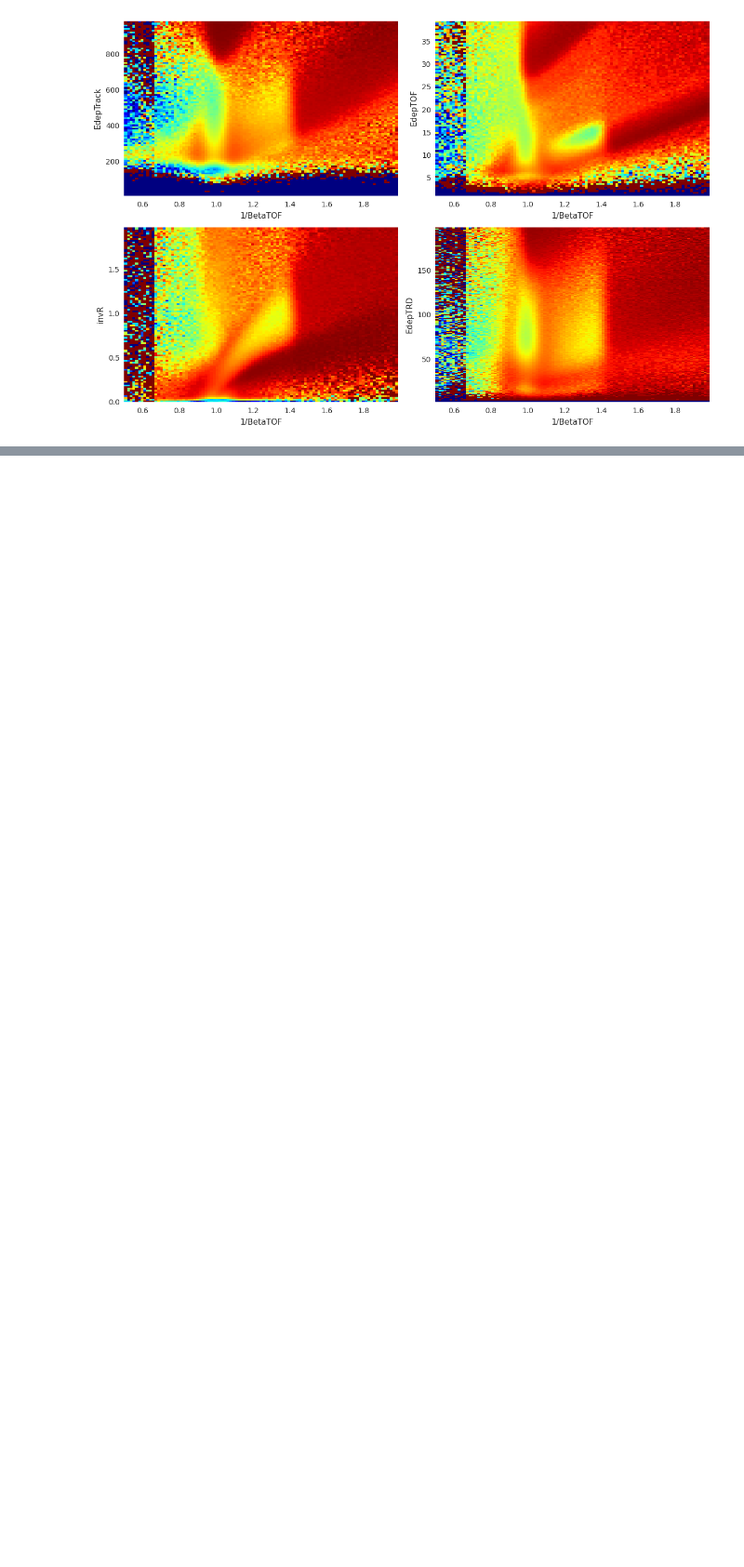
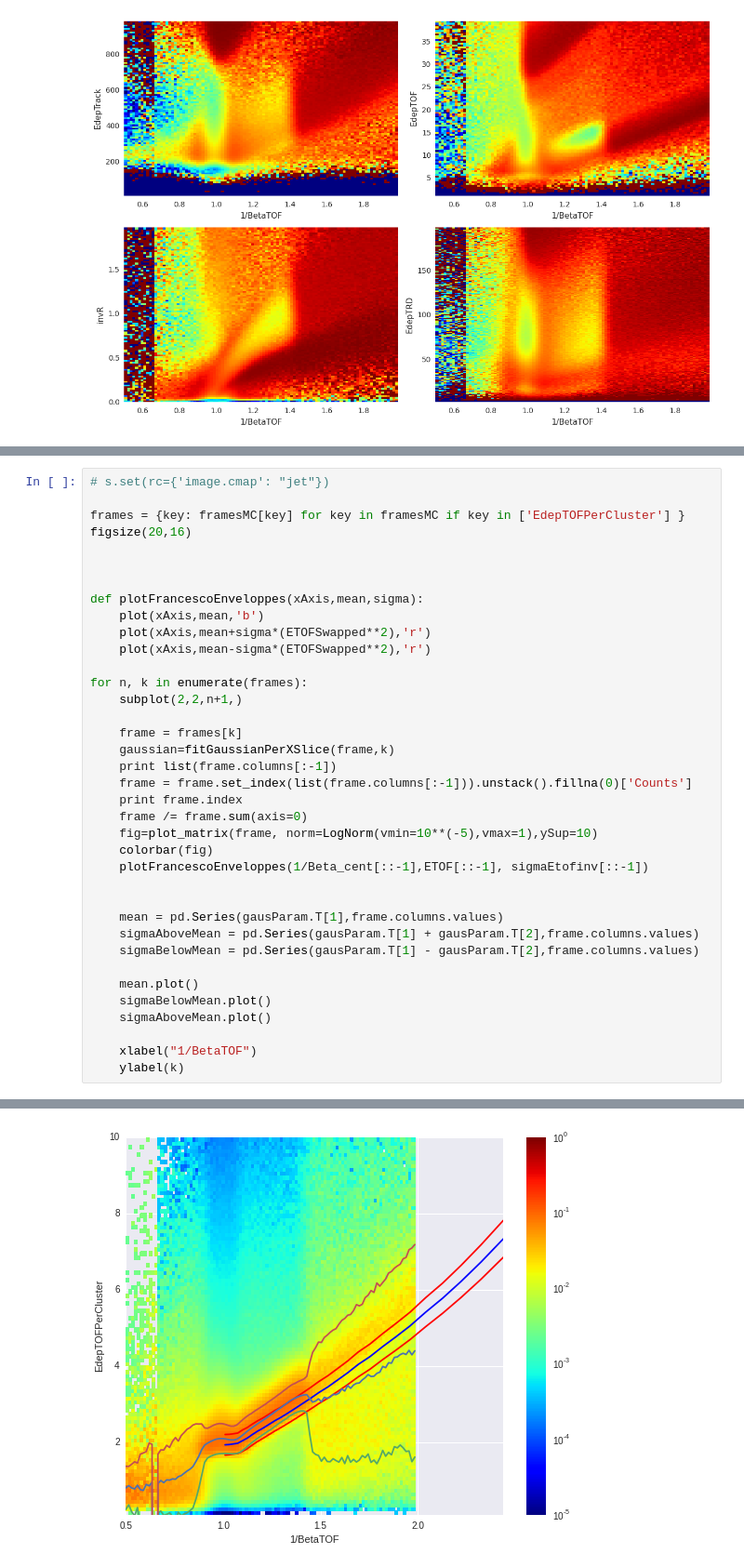
Before and after one commit to KKostya/AMSDeutons, a Jupyter notebook: doc/Notebooks/3DVariables/Resolutions_3D.ipynb, the cells around one changed output, grey strips where cells are left out. Shown at 93% size. Saved outputs shown, nothing was run; the diff lists cells and outputs as text; blank space fills up the shorter version.

Commit message:
fitting edep

```diff
--- a/doc/Notebooks/3DVariables/Resolutions_3D.ipynb
+++ b/doc/Notebooks/3DVariables/Resolutions_3D.ipynb
@@ -227,0 +252,38 @@ framesMC
+# %%
+# s.set(rc={'image.cmap': "jet"})
+
+frames = {key: framesMC[key] for key in framesMC if key in ['EdepTOFPerCluster'] }
+figsize(20,16)
+
+
+
+def plotFrancescoEnveloppes(xAxis,mean,sigma):
+    plot(xAxis,mean,'b')
+    plot(xAxis,mean+sigma*(ETOFSwapped**2),'r')
+    plot(xAxis,mean-sigma*(ETOFSwapped**2),'r')
+
+for n, k in enumerate(frames):
+    subplot(2,2,n+1,)
+
+    frame = frames[k]
+    gaussian=fitGaussianPerXSlice(frame,k)
+    print list(frame.columns[:-1])
+    frame = frame.set_index(list(frame.columns[:-1])).unstack().fillna(0)['Counts']
+    print frame.index
+    frame /= frame.sum(axis=0)
+    fig=plot_matrix(frame, norm=LogNorm(vmin=10**(-5),vmax=1),ySup=10)
+    colorbar(fig)
+    plotFrancescoEnveloppes(1/Beta_cent[::-1],ETOF[::-1], sigmaEtofinv[::-1])
+
+
+    mean = pd.Series(gausParam.T[1],frame.columns.values)
+    sigmaAboveMean = pd.Series(gausParam.T[1] + gausParam.T[2],frame.columns.values)
+    sigmaBelowMean = pd.Series(gausParam.T[1] - gausParam.T[2],frame.columns.values)
+
+    mean.plot()
+    sigmaBelowMean.plot()
+    sigmaAboveMean.plot()
+
+    xlabel("1/BetaTOF")
+    ylabel(k)
+# %% [output]
@@ -227,0 +295 @@ framesMC
+[figure, added]
```
Also changed, not shown: parts of 11 cells of this notebook.
